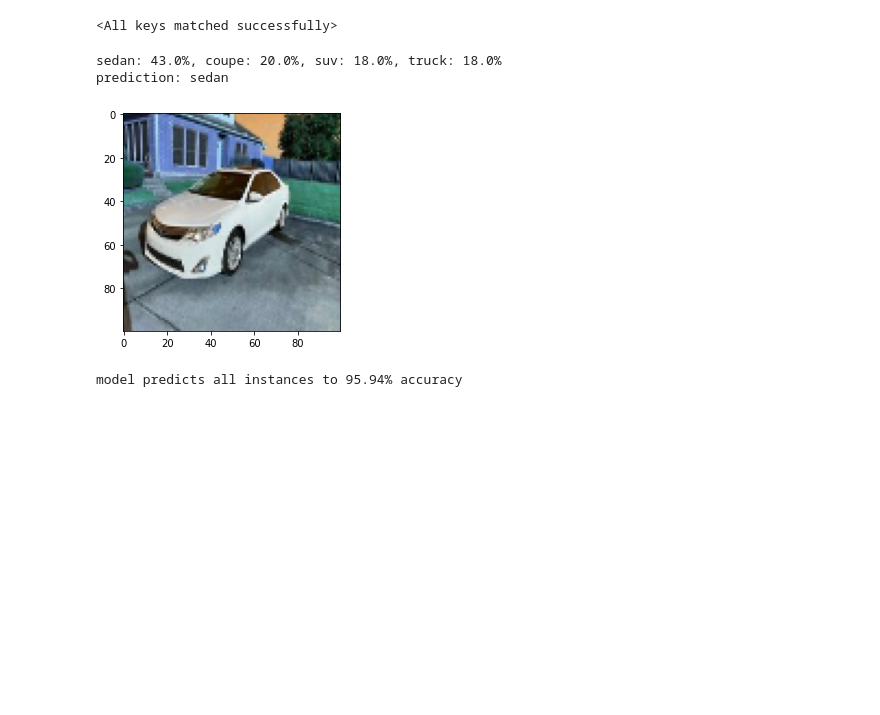
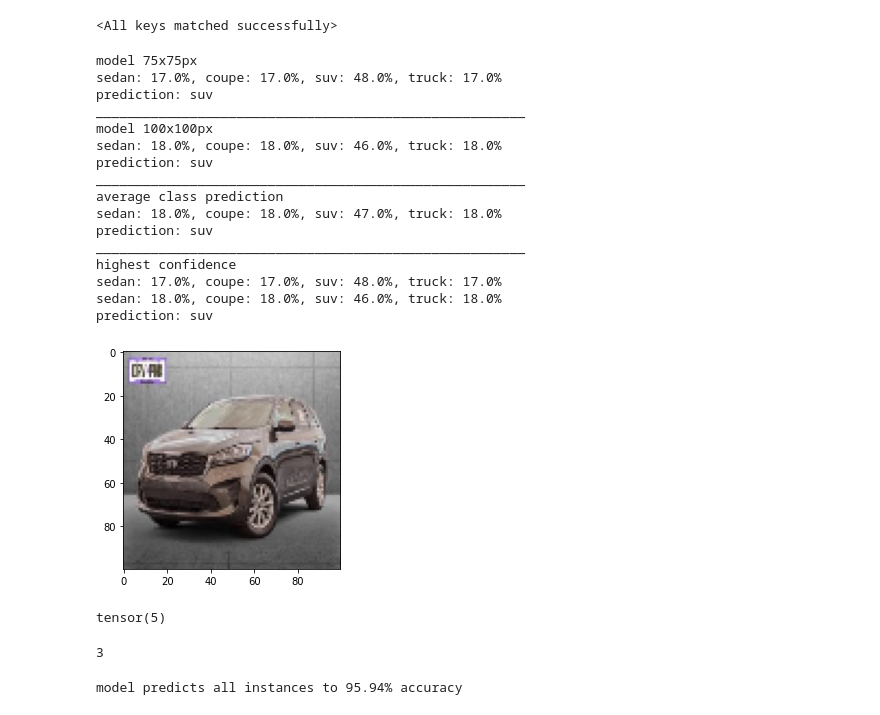
Before and after one commit to Oreolorun/Image-Recognition, a Jupyter notebook: CarTypeImageRegcognition.ipynb, the cells around one changed output. Drawn from its saved outputs; the diff is of its cells as text; code cells hidden in the pictures; blank space fills up the shorter version.

Commit message:
performed a performance assessment of both models

```diff
--- a/CarTypeImageRegcognition.ipynb
+++ b/CarTypeImageRegcognition.ipynb
@@ -369,27 +369,3 @@ model_75 = CarRecognition_75()
 model_75.load_state_dict(torch.load('gdrive/My Drive/Neural Networks/Model_States/CarType75x75_model_state_completed.pt', map_location=device))
 # %% [output]
 <All keys matched successfully>
-# %%
-#  defining visual test function
-def visual_test(path, img_size, model_to_use):
-  with torch.no_grad():
-    vt_img = cv2.imread(path)
-    vt_img = cv2.resize(vt_img, (img_size,img_size))
-    plt.imshow(vt_img)
-    vt_img_tensor = transforms.ToTensor()(vt_img)
-    out = model_to_use(vt_img_tensor)
-    output_dict = {0:'sedan', 1:'coupe', 2:'suv', 3:'truck'}
-    probability = F.softmax(F.softmax(out, dim=1), dim=1)*100
-    print(f'sedan: {probability[0][0].round()}%, coupe: {probability[0][1].round()}%,'
-          +f' suv: {probability[0][2].round()}%, truck: {probability[0][3].round()}%')
-    return print(f'prediction: {output_dict[torch.argmax(out).item()]}')
-
-#  image path
-path = 'gdrive/My Drive/Datasets/toyota/camry/camry_30.jpg'
-
-#  performing visual test
-visual_test(path, 100, model_100)
-# %% [output]
-sedan: 43.0%, coupe: 20.0%, suv: 18.0%, truck: 18.0%
-prediction: sedan
-[figure, removed]
@@ -396,3 +420,40 @@ prediction: sedan
+# %%
+#  image path
+path = 'gdrive/My Drive/Datasets/Car_Images/visual_test_images/sv_27.jpg'
+
+#  performing visual test
+visual_test(path, model_75, model_100)
+# %% [output]
+model 75x75px
+sedan: 17.0%, coupe: 17.0%, suv: 48.0%, truck: 17.0%
+prediction: suv
+_______________________________________________________
+model 100x100px
+sedan: 18.0%, coupe: 18.0%, suv: 46.0%, truck: 18.0%
+prediction: suv
+_______________________________________________________
+average class prediction
+sedan: 18.0%, coupe: 18.0%, suv: 47.0%, truck: 18.0%
+prediction: suv
+_______________________________________________________
+highest confidence
+sedan: 17.0%, coupe: 17.0%, suv: 48.0%, truck: 17.0%
+sedan: 18.0%, coupe: 18.0%, suv: 46.0%, truck: 18.0%
+prediction: suv
+[figure, added]
+# %%
+a = torch.tensor([1,2,3,4])
+b = torch.tensor([5,6,7,8])
+c = np.array(([a.numpy()],[b.numpy()]))
+
+torch.concat((a,b), dim=0)[4]
+# %% [output]
+tensor(5)
+# %%
+c = c.reshape(2,4)
+np.argmax(c.mean(axis=0))
+# %% [output]
+3
 # %%
 #  deriving test accuracy
 accuracy(model, test_dl, verbose=True)
```
Also changed, not shown: parts of 1 cell of this notebook.
